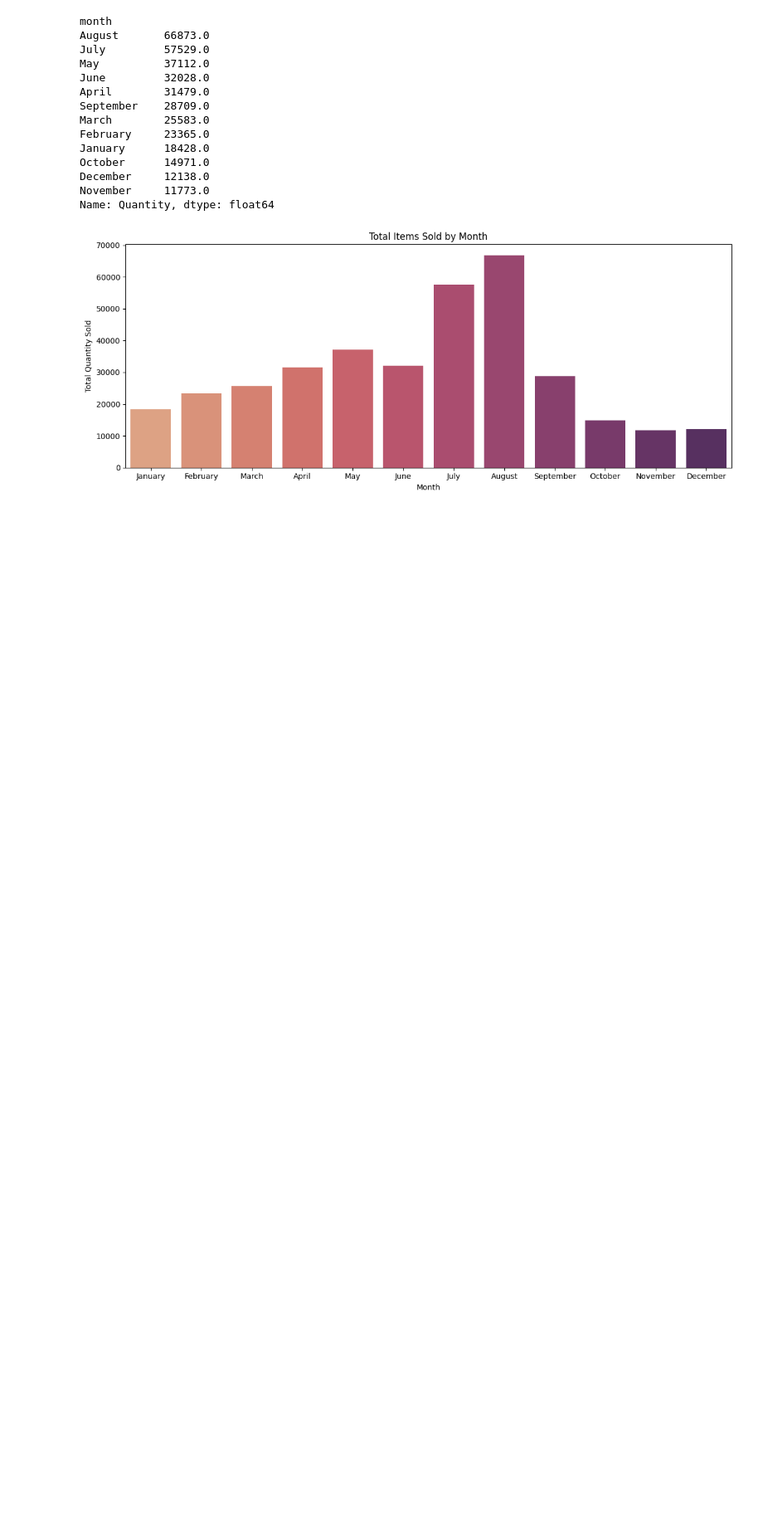
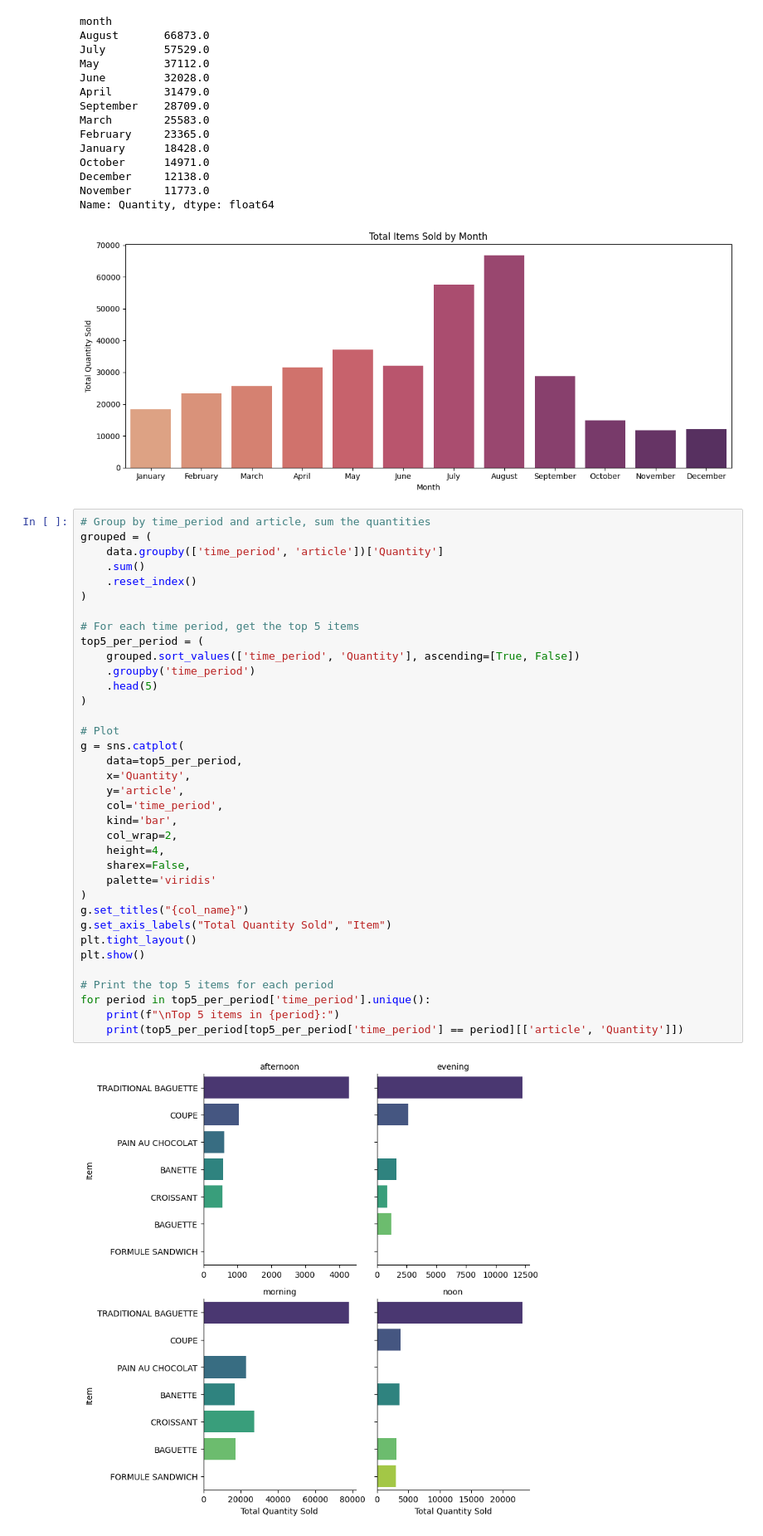
Before and after one commit to murad-02/French_Bakery_Daily_Sales, a Jupyter notebook: Notebook_File/bakery_sales.ipynb, the cells around one changed output. Shown at 83% size. Cells and saved outputs as stored; diff of their text form; blank space fills up the shorter version.

```diff
--- a/Notebook_File/bakery_sales.ipynb
+++ b/Notebook_File/bakery_sales.ipynb
@@ -428,3 +428,41 @@ December     12138.0
 November     11773.0
 Name: Quantity, dtype: float64
 [figure]
+# %%
+# Group by time_period and article, sum the quantities
+grouped = (
+    data.groupby(['time_period', 'article'])['Quantity']
+    .sum()
+    .reset_index()
+)
+
+# For each time period, get the top 5 items
+top5_per_period = (
+    grouped.sort_values(['time_period', 'Quantity'], ascending=[True, False])
+    .groupby('time_period')
+    .head(5)
+)
+
+# Plot
+g = sns.catplot(
+    data=top5_per_period,
+    x='Quantity',
+    y='article',
+    col='time_period',
+    kind='bar',
+    col_wrap=2,
+    height=4,
+    sharex=False,
+    palette='viridis'
+)
+g.set_titles("{col_name}")
+g.set_axis_labels("Total Quantity Sold", "Item")
+plt.tight_layout()
+plt.show()
+
+# Print the top 5 items for each period
+for period in top5_per_period['time_period'].unique():
+    print(f"\nTop 5 items in {period}:")
+    print(top5_per_period[top5_per_period['time_period'] == period][['article', 'Quantity']])
+# %% [output]
+[figure, added]
```
Also changed, not shown: parts of 7 cells of this notebook, 1 other file.
